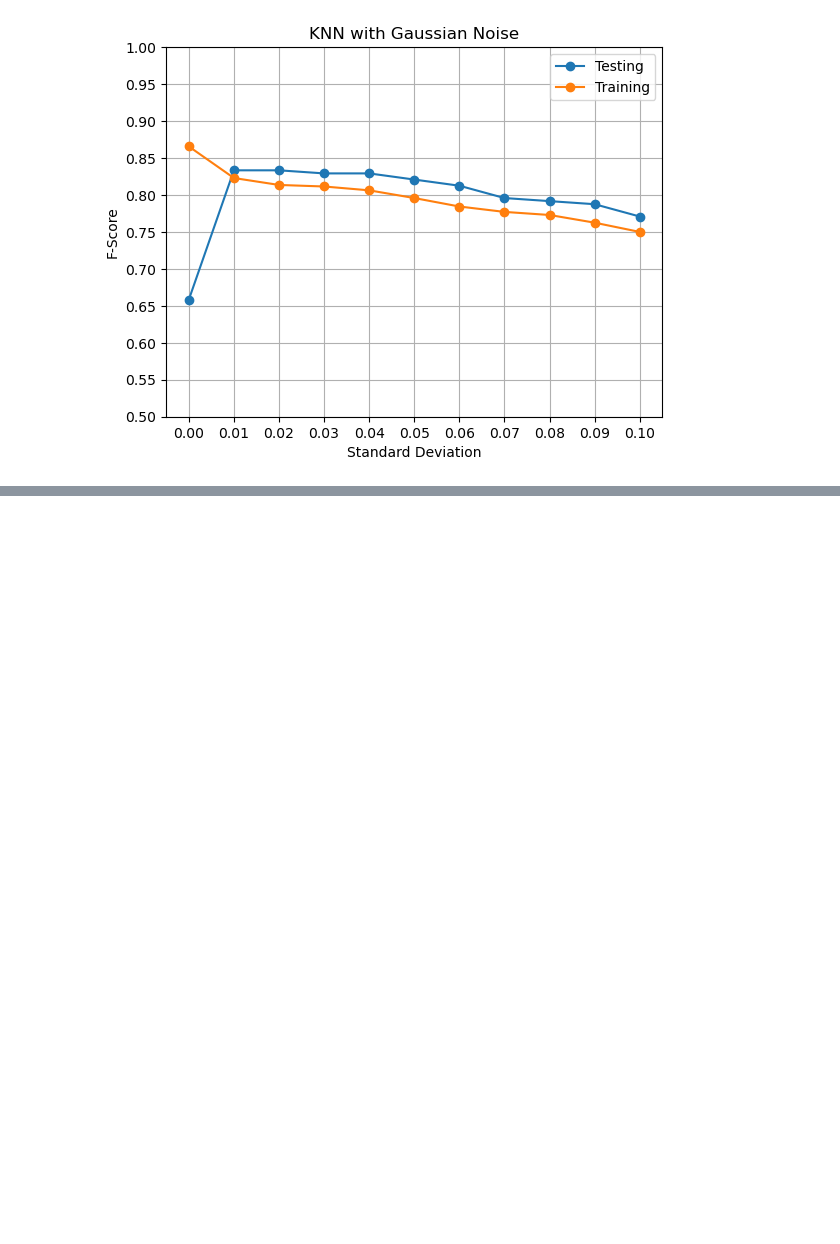
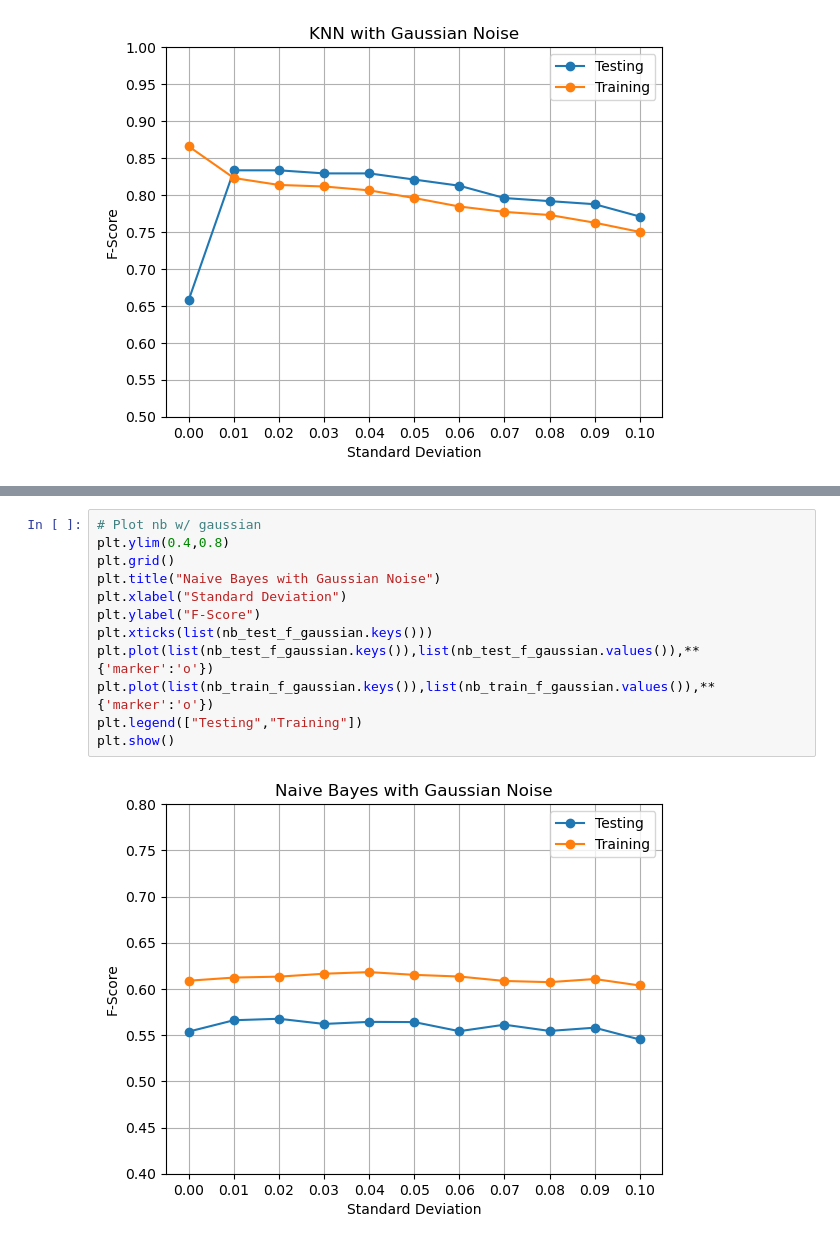
Before and after one commit to JosephAcernese/Effects-of-Noise-on-Image-Classification, a Jupyter notebook: Result_Plotting.ipynb, the cells around one changed output, grey strips where cells are left out. Cells and saved outputs as stored; diff of their text form; blank space fills up the shorter version.

```diff
--- a/Result_Plotting.ipynb
+++ b/Result_Plotting.ipynb
@@ -148,0 +152,14 @@ plt.show()
+# %%
+# Plot nb w/ gaussian
+plt.ylim(0.4,0.8)
+plt.grid()
+plt.title("Naive Bayes with Gaussian Noise")
+plt.xlabel("Standard Deviation")
+plt.ylabel("F-Score")
+plt.xticks(list(nb_test_f_gaussian.keys()))
+plt.plot(list(nb_test_f_gaussian.keys()),list(nb_test_f_gaussian.values()),**{'marker':'o'})
+plt.plot(list(nb_train_f_gaussian.keys()),list(nb_train_f_gaussian.values()),**{'marker':'o'})
+plt.legend(["Testing","Training"])
+plt.show()
+# %% [output]
+[figure, added]
```
Also changed, not shown: parts of 17 cells of this notebook.
